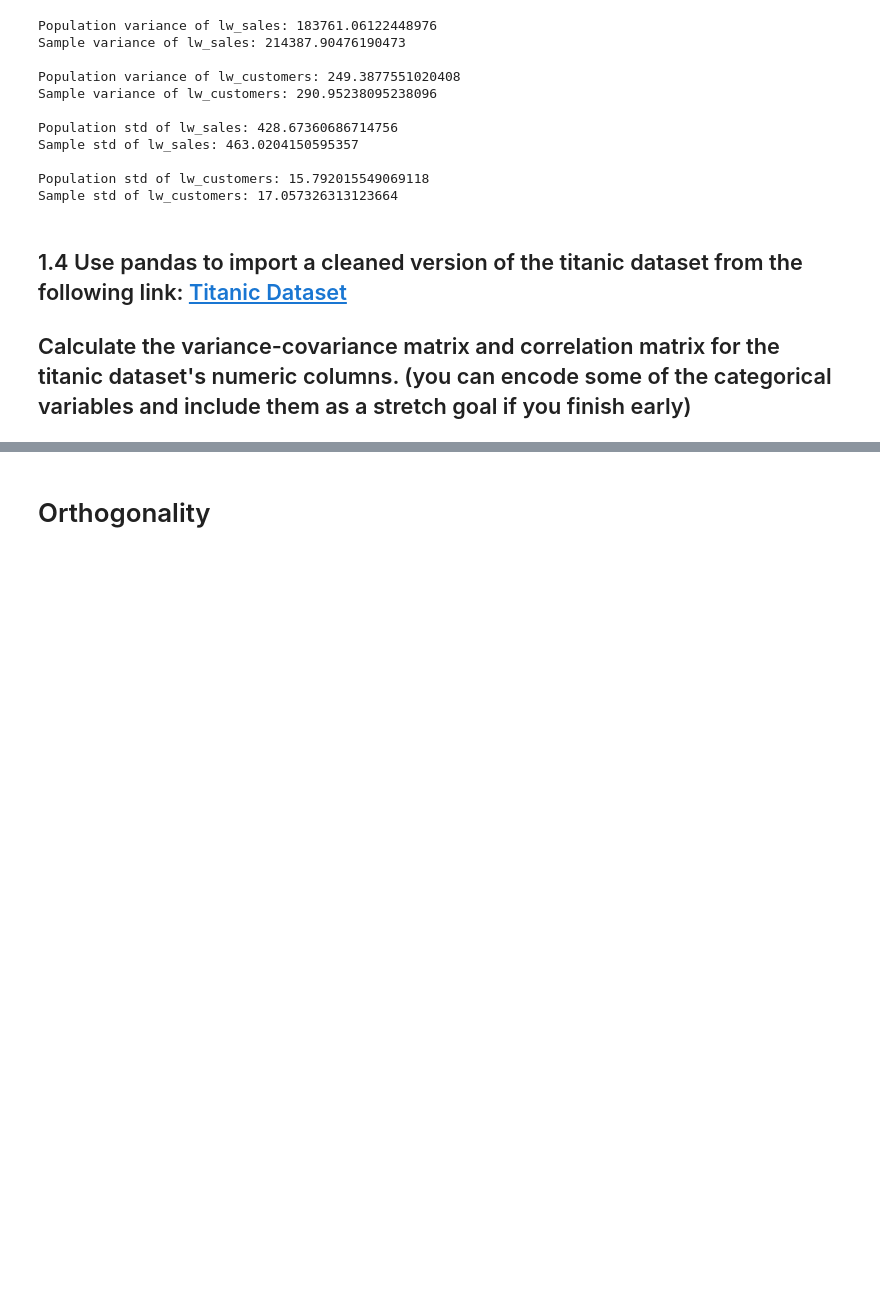
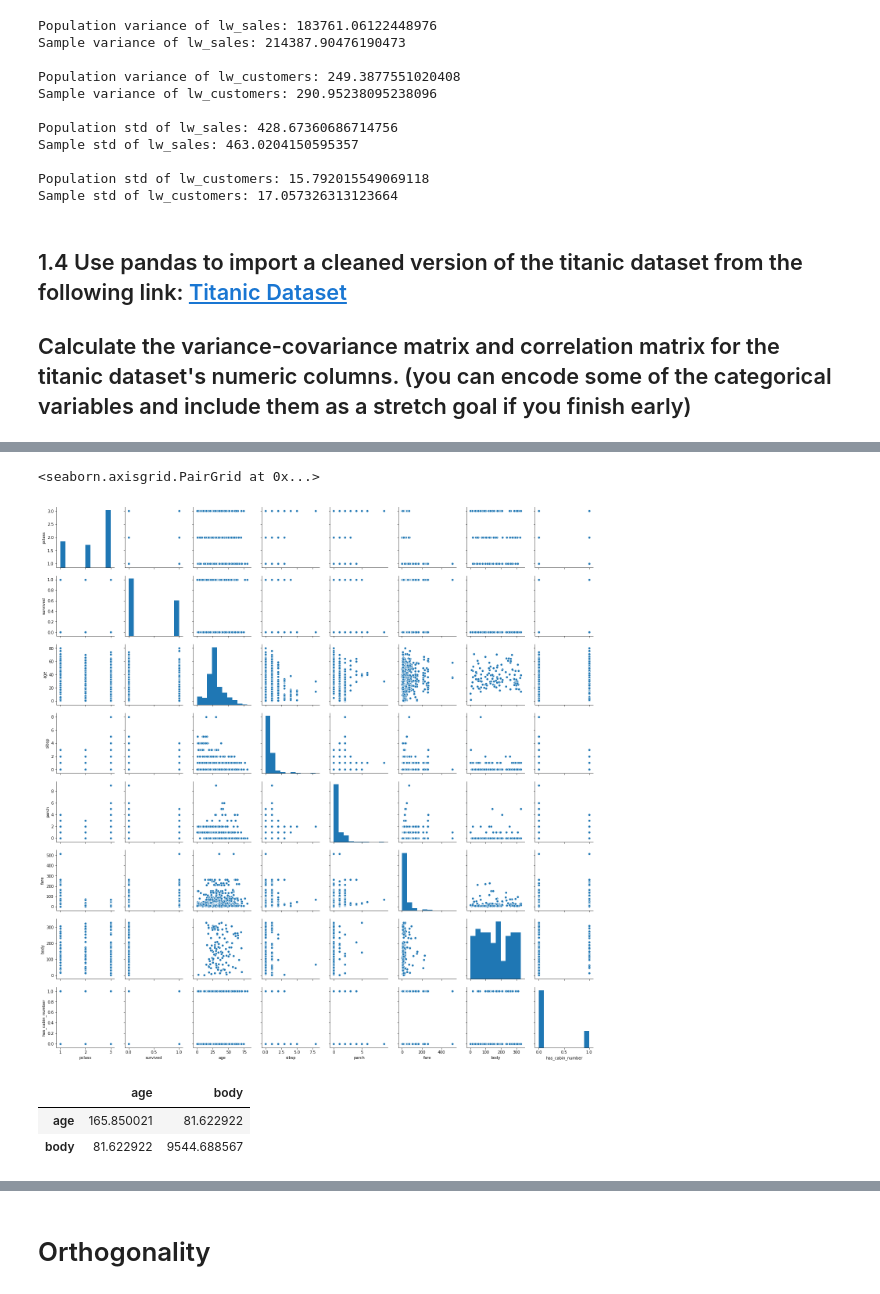
Before and after one commit to erivetna87/DS-Unit-1-Sprint-4-Linear-Algebra, a Jupyter notebook: module2-intermediate-linear-algebra/Intermediate_Linear_Algebra_Assignment.ipynb, the cells around one changed output, grey strips where cells are left out. Saved outputs shown, nothing was run; the diff lists cells and outputs as text; code cells hidden in the pictures; blank space fills up the shorter version.

```diff
--- a/module2-intermediate-linear-algebra/Intermediate_Linear_Algebra_Assignment.ipynb
+++ b/module2-intermediate-linear-algebra/Intermediate_Linear_Algebra_Assignment.ipynb
@@ -206,3 +188,8 @@ Sample std of lw_customers: 17.057326313123664
 ## 1.4 Use pandas to import a cleaned version of the titanic dataset from the following link: [Titanic Dataset](https://raw.githubusercontent.com/Geoyi/Cleaning-Titanic-Data/master/titanic_clean.csv)
 
 ## Calculate the variance-covariance matrix and correlation matrix for the titanic dataset's numeric columns. (you can encode some of the categorical variables and include them as a stretch goal if you finish early)
+# %%
+url = 'https://raw.githubusercontent.com/Geoyi/Cleaning-Titanic-Data/master/titanic_clean.csv'
+
+tic_df = pd.read_csv(url)
+tic_df.drop(columns=['Unnamed: 0'],inplace=True)
@@ -208,0 +257,14 @@ Sample std of lw_customers: 17.057326313123664
+# %%
+tic_num_df = tic_df.drop(columns=['name','sex','ticket','cabin','embarked','boat','home.dest'])
+# %%
+sns.pairplot(tic_num_df)
+# %% [output]
+<seaborn.axisgrid.PairGrid at 0x...>
+[figure, added]
+# %%
+#Positive Covariance between Age & Body
+tic_num_df[['age','body']].cov()
+# %% [output]
+|  | age | body |
+| age | 165.850021 | 81.622922 |
+| body | 81.622922 | 9544.688567 |
```
Also changed, not shown: parts of 13 cells of this notebook.
